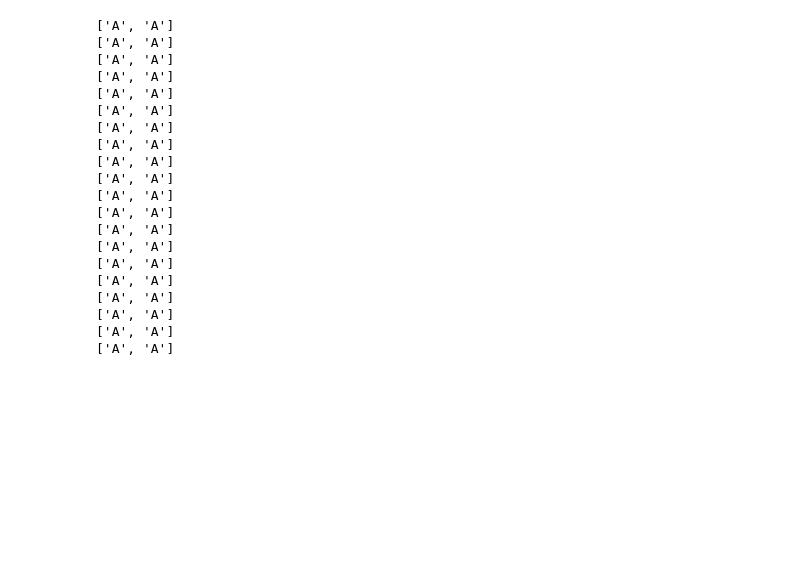
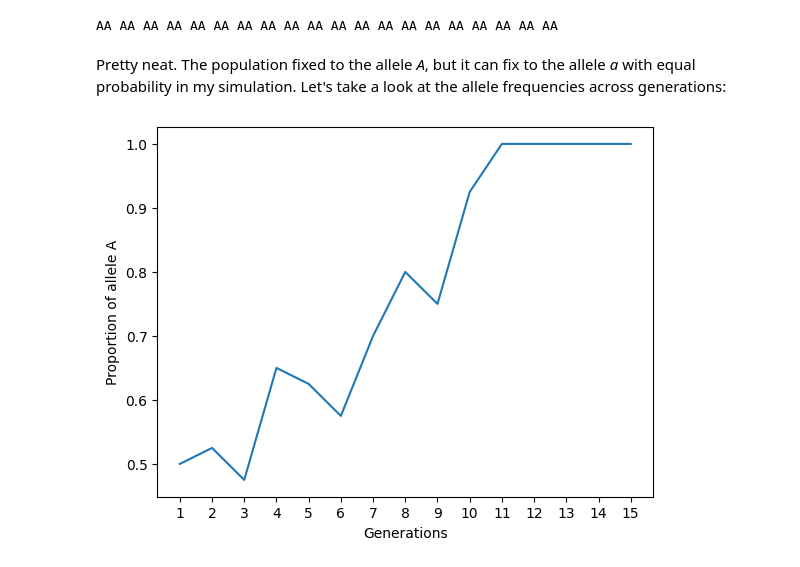
Before and after one commit to sengutengu/genetic-drift, a Jupyter notebook: genetic_drift.ipynb, the cells around one changed output. Cells and saved outputs as stored; diff of their text form; code cells hidden in the pictures; blank space fills up the shorter version.

Commit message:
Add plots and narrative

```diff
--- a/genetic_drift.ipynb
+++ b/genetic_drift.ipynb
@@ -3,8 +11,6 @@ import random
 
 class Individual:
     def __init__(self, maternal, paternal):
-        self.maternal = maternal
-        self.paternal = paternal
         self.alleles = [maternal, paternal]
 
     def produce_zygote(self):
@@ -102,33 +58,28 @@ simulate_gen(gen_0)
-# %%
-gen_0 = []
-allele_choices = ["A", "a"]
-for i in range(20):
-    gen_0.append(Individual(random.choice(allele_choices), random.choice(allele_choices)))
-
-for i in range(15):
-    gen = simulate_gen(gen_0)
-    gen_0 = gen
-# %%
-for i in gen_0:
-    print(i.alleles)
-# %% [output]
-['A', 'A']
-['A', 'A']
-['A', 'A']
-['A', 'A']
-['A', 'A']
-['A', 'A']
-['A', 'A']
-['A', 'A']
-['A', 'A']
-['A', 'A']
-['A', 'A']
-['A', 'A']
-['A', 'A']
-['A', 'A']
-['A', 'A']
-['A', 'A']
-['A', 'A']
-['A', 'A']
-['A', 'A']
-['A', 'A']
+# %%
+all_gens = simulate_drift_multiple_gen(15)
+print(" ".join(["".join(i.alleles) for i in all_gens[-1]]))
+# %% [output]
+AA AA AA AA AA AA AA AA AA AA AA AA AA AA AA AA AA AA AA AA
+# %% [markdown]
+Pretty neat. The population fixed to the allele *A*, but it can fix to the allele *a* with equal probability in my simulation. Let's take a look at the allele frequencies across generations:
+# %%
+def gen_proportions(all_gens):
+    proportions_A = []
+    for gen in all_gens:
+        count_A = 0
+        for indiv in gen:
+            count_A += indiv.alleles.count("A")
+        proportions_A.append(count_A/40)
+    return proportions_A
+# %%
+import matplotlib.pyplot as plt
+
+proportions_A = gen_proportions(all_gens)
+plt.plot(list(range(1,len(proportions_A)+1)), proportions_A)
+plt.xticks(list(range(1,len(proportions_A)+1)))
+plt.xlabel("Generations")
+plt.ylabel("Proportion of allele A")
+
+plt.show()
+# %% [output]
+[figure, added]
```
Also changed, not shown: parts of 17 cells of this notebook.
